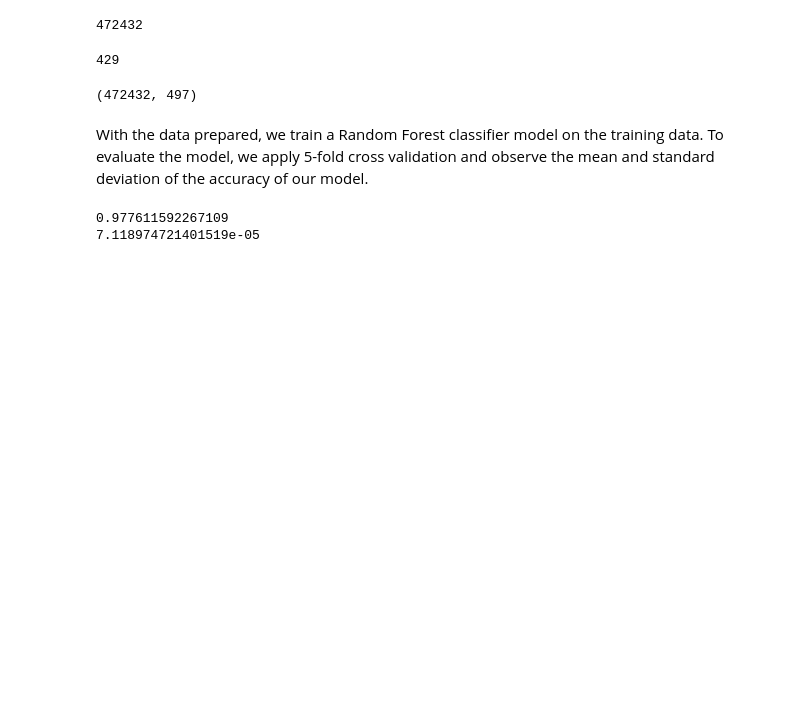
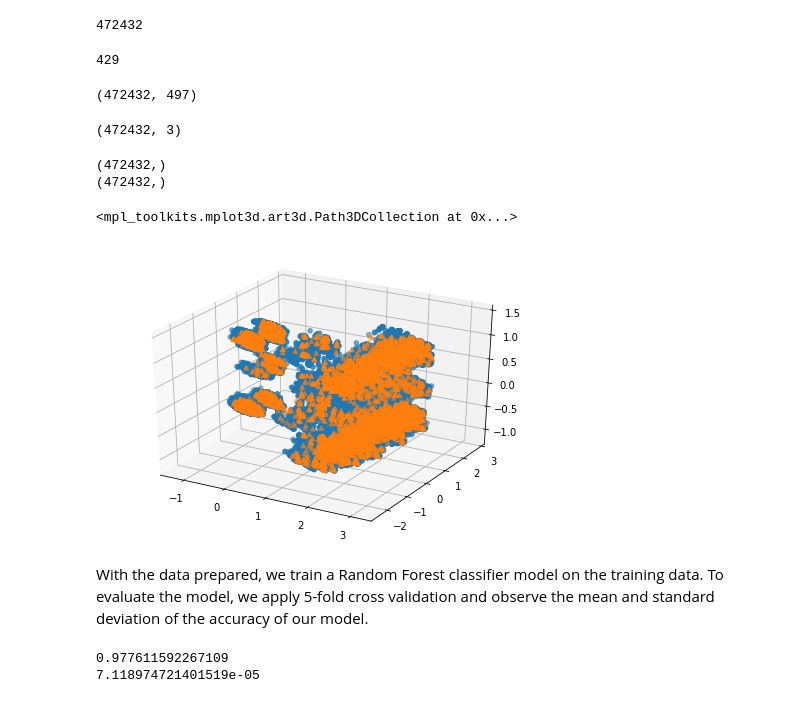
Before and after one commit to jrfeibelman/CSE517Final, a Jupyter notebook: cse-517a-milestone-2.ipynb, the cells around one changed output. Drawn from its saved outputs; the diff is of its cells as text; code cells hidden in the pictures; blank space fills up the shorter version.

Commit message:
3d graph

```diff
--- a/cse-517a-milestone-2.ipynb
+++ b/cse-517a-milestone-2.ipynb
@@ -86,6 +86,35 @@ print(X_train_prepared.shape)
 # %%
 # After the data filling we perform PCA
 from sklearn.decomposition import PCA
+from sklearn import preprocessing
+
+min_max_scaler = preprocessing.MinMaxScaler()
+X_train_minmax = min_max_scaler.fit_transform(X_train_prepared)
+
+pca = PCA(n_components=3)
+pc = pca.fit_transform(X_train_minmax)
+print(pc.shape)
+# %% [output]
+(472432, 3)
+# %%
+# fig = plt.figure()
+# ax = plt.Axes3D(fig)
+import matplotlib.pyplot as plt
+from mpl_toolkits.mplot3d import axes3d, Axes3D #<-- Note the capitalization!
+fig = plt.figure()
+print(pc[:,0].shape)
+print(y_train.shape)
+
+ax = Axes3D(fig)
+ix = np.where(y_train == 0)
+ax.scatter(pc[ix,0], pc[ix,1], pc[ix,2], marker = 'o')
+ix = np.where(y_train == 1)
+ax.scatter(pc[ix,0], pc[ix,1], pc[ix,2], marker = '^')
+# %% [output]
+(472432,)
+(472432,)
+<mpl_toolkits.mplot3d.art3d.Path3DCollection at 0x...>
+[figure, added]
 # %% [markdown]
 With the data prepared, we train a Random Forest classifier model on the training data. To evaluate the model, we apply 5-fold cross validation and observe the mean and standard deviation of the accuracy of our model.
 # %%
```
